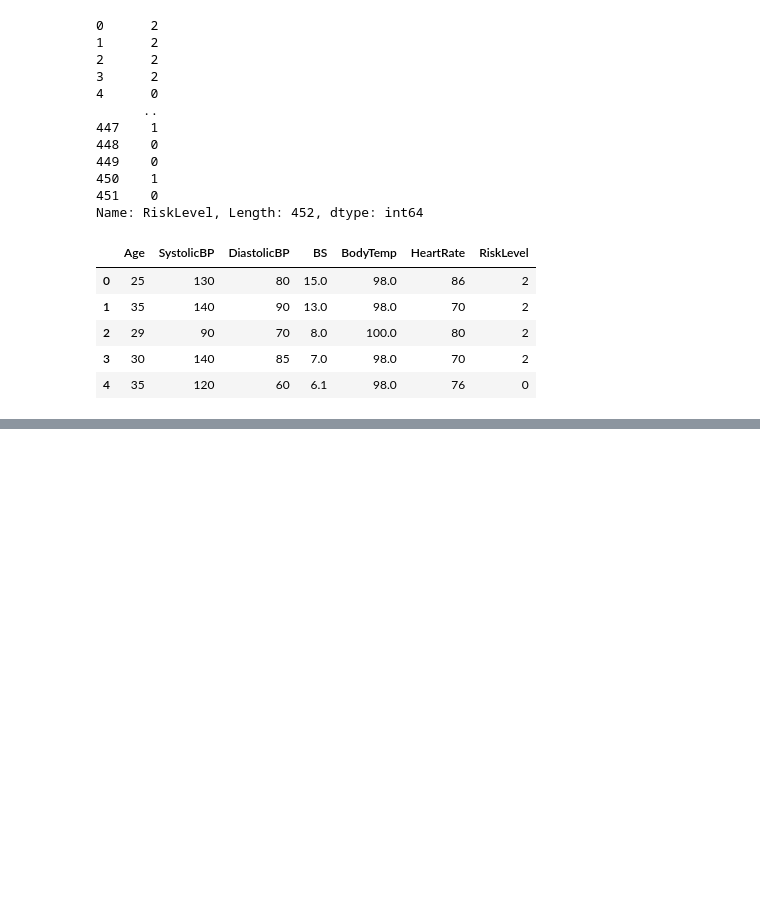
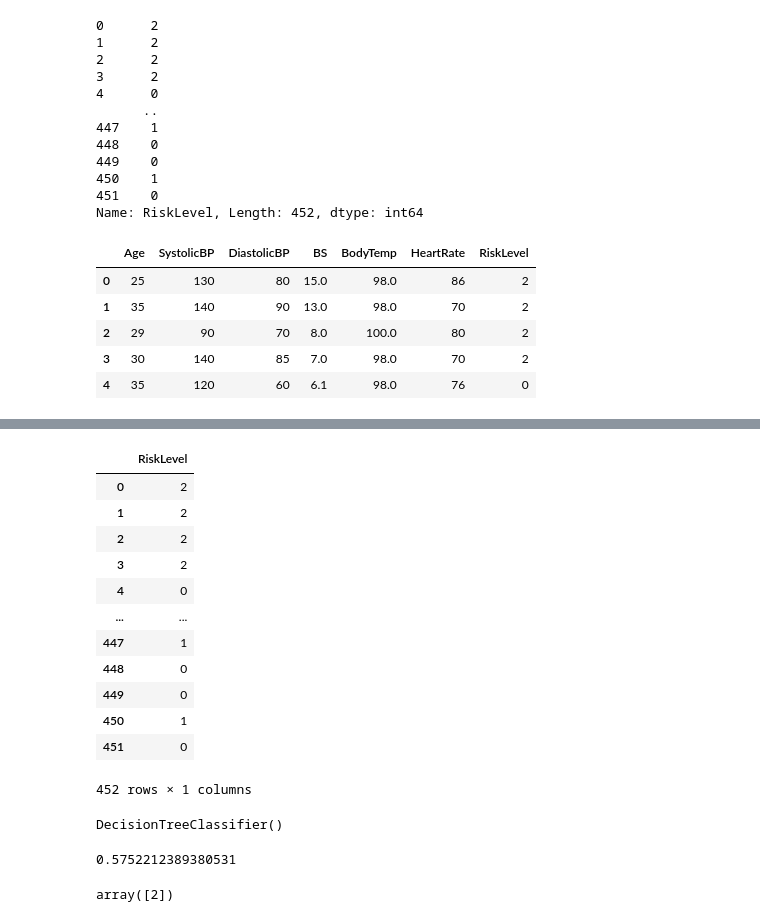
Before and after one commit to Anita155-DSM/maternal-health-risk-predict, a Jupyter notebook: main.ipynb, the cells around one changed output, grey strips where cells are left out. Drawn from its saved outputs; the diff is of its cells as text; code cells hidden in the pictures; blank space fills up the shorter version.

```diff
--- a/main.ipynb
+++ b/main.ipynb
@@ -98,0 +116,41 @@ df_limpio.head()
+# %%
+y = df_limpio[["RiskLevel"]] #guardamos el valor de la variable objetivo, de lo que el modelo tiene que predecir
+y
+# %% [output]
+|  | RiskLevel |
+| 0 | 2 |
+| 1 | 2 |
+| 2 | 2 |
+| 3 | 2 |
+| 4 | 0 |
+| ... | ... |
+| 447 | 1 |
+| 448 | 0 |
+| 449 | 0 |
+| 450 | 1 |
+| 451 | 0 |
+452 rows × 1 columns
+# %%
+#utilizaremos un arbol de decision
+from sklearn.model_selection import train_test_split
+from sklearn.tree import DecisionTreeClassifier
+
+X_train, X_test, y_train, y_test = train_test_split(X, y, random_state=42)
+
+model = DecisionTreeClassifier()
+
+model.fit(X=X_train, y=y_train)
+# %% [output]
+DecisionTreeClassifier()
+# %%
+predicciones = model.predict(X_test)
+precision = accuracy_score(y_test, predicciones)
+precision
+# %% [output]
+0.5752212389380531
+# %%
+model.predict([[ #lke pasamos valores nada mas para probar
+80,	190,	100,	13.0,	99.0,	80
+]])
+# %% [output]
+array([2])
```
Also changed, not shown: parts of 4 cells of this notebook.
